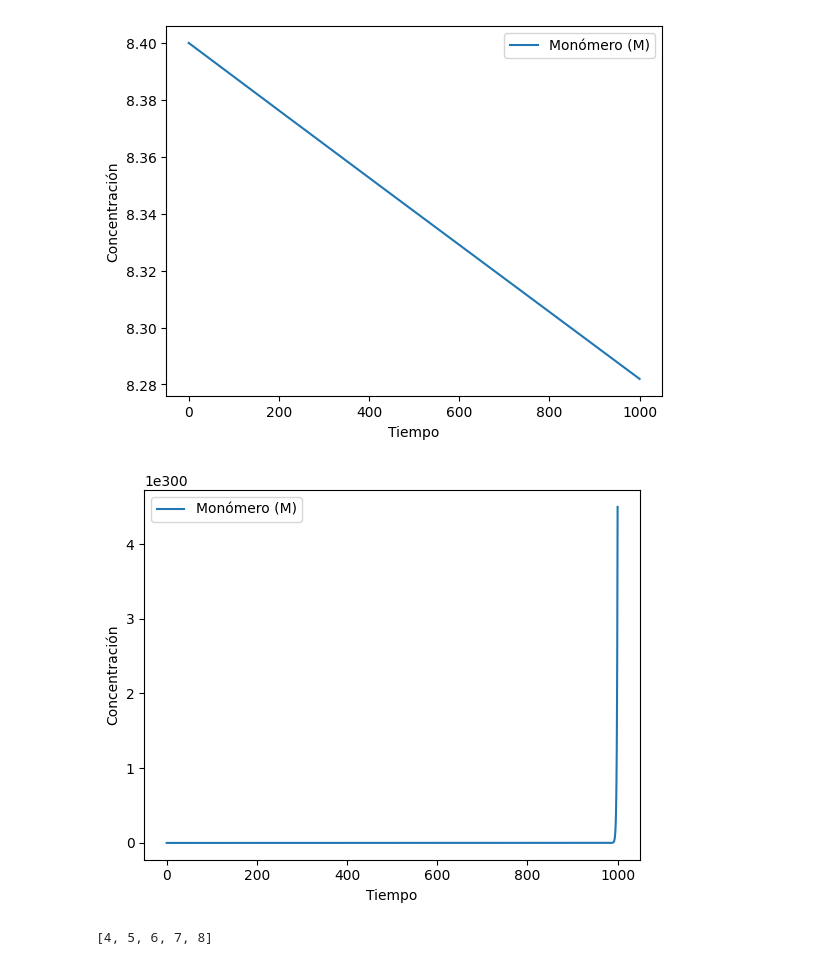
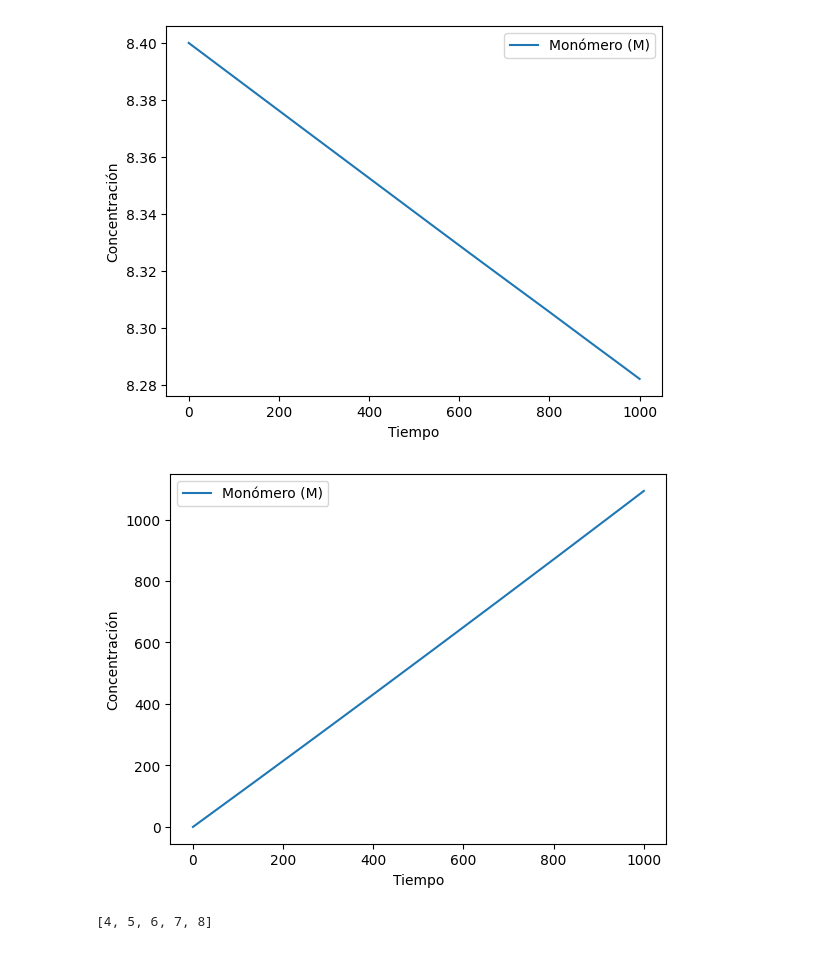
Before and after one commit to NicolasHeredia/KR_method, a Jupyter notebook: kr_first_test.ipynb, the cells around one changed output. Cells and saved outputs as stored; diff of their text form; code cells hidden in the pictures.

```diff
--- a/kr_first_test.ipynb
+++ b/kr_first_test.ipynb
@@ -50,7 +50,7 @@ def balances_KR(t, y):
     dMdt = -(kp + kfm) * M * L0
     dmu_0dt = kfm * M * L0 + ktd * L0**2
     dmu_1dt = kp * M * L0
-    dmu_2dt = kp * M * (L0 + 2 * L1) + ktd * L1**2
+    dmu_2dt = kp * M * (L0 + 2 * L1)
 
     # Ecuaciones para los radicales y polímeros
     dNrdt = np.zeros_like(Nrd)
@@ -121,13 +100,13 @@ plt.show()
 [figure]
 # %%
 #plt.plot(sol.t, sol.y[0], label="Iniciador (I)")
-plt.plot(sol.t, sol.y[7], label="Monómero (M)")
+plt.plot(sol.t, sol.y[4], label="Monómero (M)")
 plt.legend()
 plt.xlabel("Tiempo")
 plt.ylabel("Concentración")
 plt.show()
 # %% [output]
-[figure, old version]
+[figure, new version]
 # %%
 a = [0, 1, 2, 3, 4, 5, 6, 7, 8, 9]
 
```
Also changed, not shown: parts of 1 cell of this notebook.
